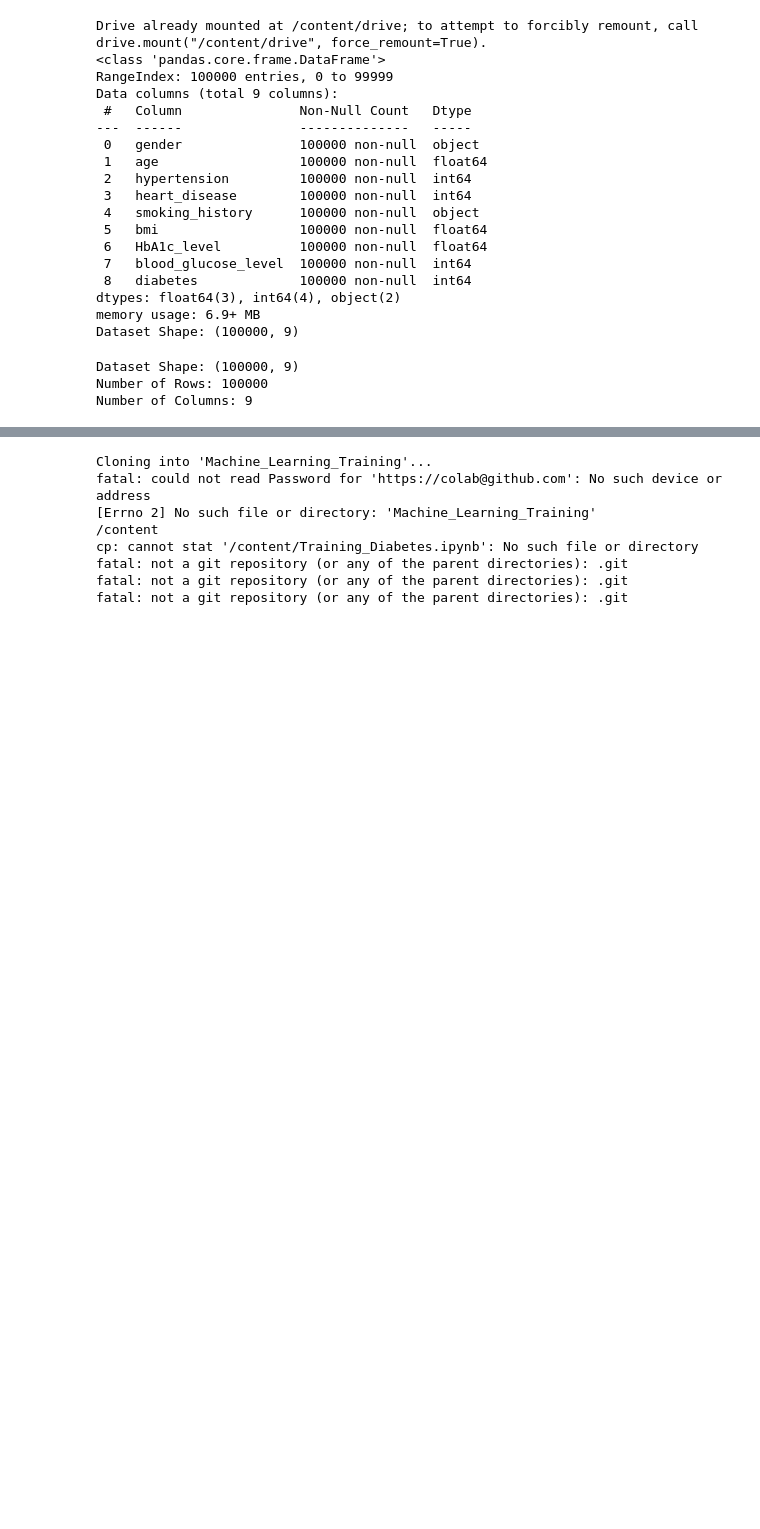
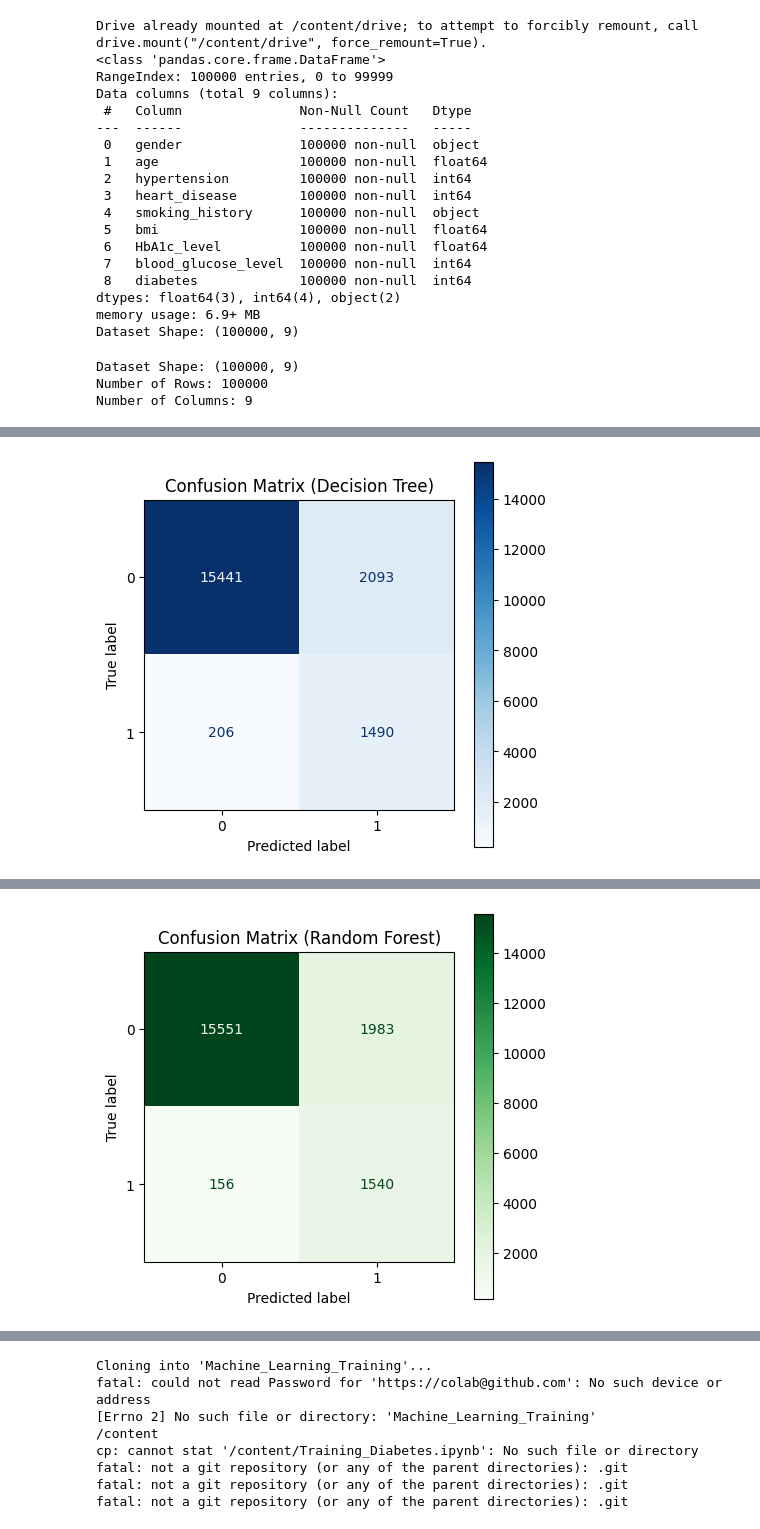
Before and after one commit to saraaldenali5555/Machine_Learning_Training, a Jupyter notebook: Training_Diabetes.ipynb, the cells around one changed output, grey strips where cells are left out. Drawn from its saved outputs; the diff is of its cells as text; code cells hidden in the pictures; blank space fills up the shorter version.

```diff
--- a/Training_Diabetes.ipynb
+++ b/Training_Diabetes.ipynb
@@ -39,0 +73,10 @@ Number of Columns: 9
+# %%
+# تحويل المتغيرات الفئوية (Categorical) إلى رقمية باستخدام Label Encoding أو Mapping المناسب
+if 'gender' in df_cleaned.columns and df_cleaned['gender'].dtype == 'object':
+    df_cleaned['gender'] = df_cleaned['gender'].astype('category').cat.codes
+
+if 'smoking_history' in df_cleaned.columns and df_cleaned['smoking_history'].dtype == 'object':
+    df_cleaned['smoking_history'] = df_cleaned['smoking_history'].astype('category').cat.codes
+
+print("تم تحويل المتغيرات الفئوية بنجاح.")
+df_cleaned.info()
@@ -39,0 +205,66 @@ Number of Columns: 9
+# %%
+from sklearn.tree import DecisionTreeClassifier
+from sklearn.ensemble import RandomForestClassifier
+from sklearn.metrics import classification_report, confusion_matrix, ConfusionMatrixDisplay
+import matplotlib.pyplot as plt
+
+# ==========================================================
+# 1. نموذج شجرة القرار (Decision Tree)
+# ==========================================================
+# يمكنك تعديل هذه المعاملات (Parameters) لتحسين النموذج:
+# - max_depth: أقصى عمق للشجرة (مثال: 5, 10, None)
+# - min_samples_split: الحد الأدنى من العينات المطلوبة لتقسيم العقدة
+# - criterion: معيار التقسيم ('gini' أو 'entropy')
+dt_params = {
+    'max_depth': 110,
+    'min_samples_split': 5,
+    'criterion': 'gini',
+    'random_state': 42
+}
+
+dt_model = DecisionTreeClassifier(**dt_params)
+dt_model.fit(X_train_resampled, y_train_resampled)
+y_pred_dt = dt_model.predict(X_test)
+
+print("========== Decision Tree Model ==========")
+print("Classification Report:")
+print(classification_report(y_test, y_pred_dt))
+
+# حساب ورسم مصفوفة الارتباك لشجرة القرار
+cm_dt = confusion_matrix(y_test, y_pred_dt)
+fig, ax = plt.subplots(figsize=(5, 5))
+ConfusionMatrixDisplay(confusion_matrix=cm_dt).plot(ax=ax, cmap='Blues')
+ax.set_title('Confusion Matrix (Decision Tree)')
+plt.show()
+
+
+# ==========================================================
+# 2. نموذج الغابة العشوائية (Random Forest)
+# ==========================================================
+# يمكنك تعديل هذه المعاملات (Parameters) لتحسين النموذج:
+# - n_estimators: عدد الأشجار في الغابة (مثال: 50, 100, 200)
+# - max_depth: أقصى عمق للأشجار
+# - min_samples_leaf: الحد الأدنى للعينات المطلوبة في الورقة النهائية
+rf_params = {
+    'n_estimators': 10,
+    'max_depth': 80,
+    'min_samples_leaf': 2,
+    'random_state': 42,
+    'n_jobs': -1
+}
+
+rf_model = RandomForestClassifier(**rf_params)
+rf_model.fit(X_train_resampled, y_train_resampled)
+y_pred_rf = rf_model.predict(X_test)
+
+print("\n========== Random Forest Model ==========")
+print("Classification Report:")
+print(classification_report(y_test, y_pred_rf))
+
+# حساب ورسم مصفوفة الارتباك للغابة العشوائية
+cm_rf = confusion_matrix(y_test, y_pred_rf)
+fig, ax = plt.subplots(figsize=(5, 5))
+ConfusionMatrixDisplay(confusion_matrix=cm_rf).plot(ax=ax, cmap='Greens')
+ax.set_title('Confusion Matrix (Random Forest)')
+plt.show()
+# %% [output]
@@ -39,0 +281 @@ Number of Columns: 9
+[figure, added]
@@ -40,2 +292,3 @@ Number of Columns: 9
+[figure, added]
 # %%
 # %% [output]
```
Also changed, not shown: parts of 14 cells of this notebook.
